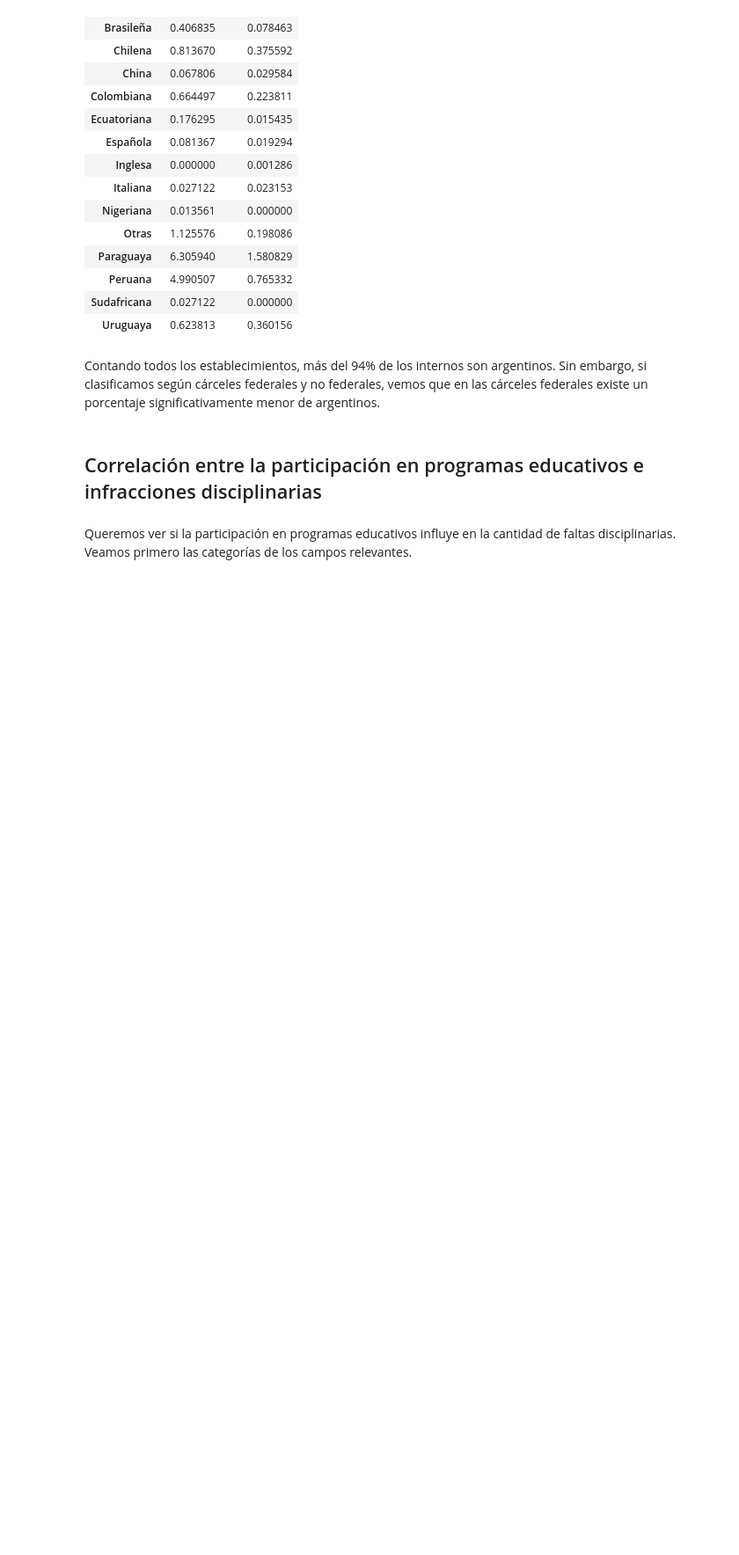
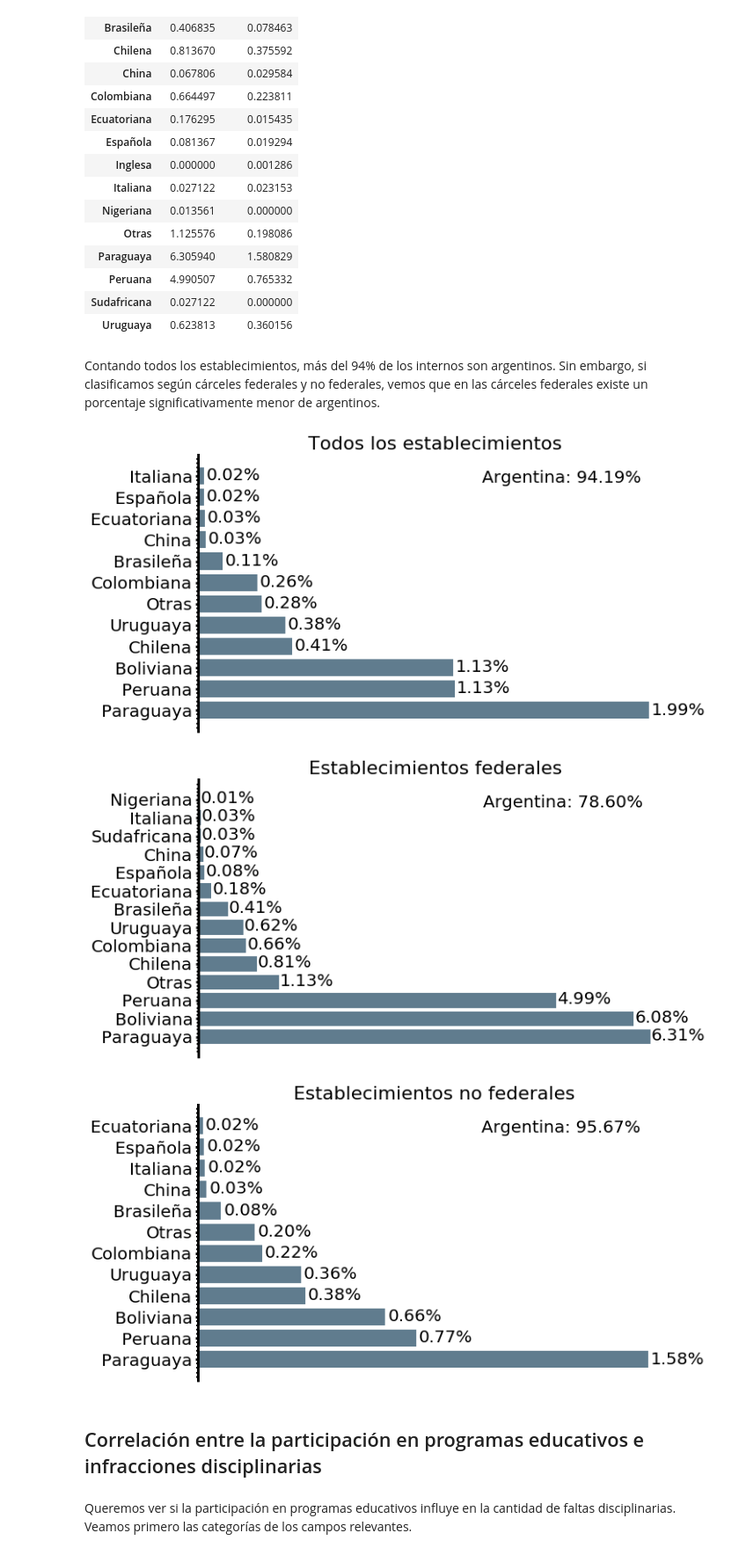
Before and after one commit to nahuelalmeira/poblacionPenal, a Jupyter notebook: VisualizacionYAnalisis/DiploDatos_PoblacionPenitenciariaArgentina_VyA.ipynb, the cells around one changed output. Shown at 88% size. Drawn from its saved outputs; the diff is of its cells as text; code cells hidden in the pictures; blank space fills up the shorter version.

```diff
--- a/VisualizacionYAnalisis/DiploDatos_PoblacionPenitenciariaArgentina_VyA.ipynb
+++ b/VisualizacionYAnalisis/DiploDatos_PoblacionPenitenciariaArgentina_VyA.ipynb
@@ -1030,6 +1053,66 @@ df
 | Uruguaya | 0.623813 | 0.360156 |
 # %% [markdown]
 Contando todos los establecimientos, más del 94% de los internos son argentinos. Sin embargo, si clasificamos según cárceles federales y no federales, vemos que en las cárceles federales existe un porcentaje significativamente menor de argentinos.
+# %%
+def plot_nacionalidades_bar(data, federales=False, no_federales=False):
+
+    data = data / data.sum()
+
+    ## Filtro Argentina para mejor visualizacion
+    arg = data.loc['Argentina']
+    data = data.drop('Argentina')
+
+    ## Filtro nacionalidades menos representadas
+    for nac, perc in data.items():
+        if perc < 0.0001:
+            data = data.drop(nac)
+
+    fig, ax = plt.subplots(figsize=(10, 6))
+
+    yticks = np.arange(data.shape[0])
+    ax.set_yticks(yticks)
+    ax.set_yticklabels(data.index.values)
+    plt.yticks(fontsize=20)
+    plt.xticks([])
+    ax.spines['right'].set_visible(False)
+    ax.spines['top'].set_visible(False)
+    ax.spines['bottom'].set_visible(False)
+    if federales:
+        ax.set_title('Establecimientos federales', fontsize=22)
+    elif no_federales:
+        ax.set_title('Establecimientos no federales', fontsize=22)
+    else:
+        ax.set_title('Todos los establecimientos', fontsize=22)
+
+
+
+    ax.barh(yticks, data, color='#607c8e')
+
+    ## Anoto el valor para Argentina
+    ax.text(0.6, 0.90, 'Argentina: {:.2f}%'.format(100*arg), transform=ax.transAxes, fontsize=20)
+
+    ## Anoto los porcentajes junto a las barras
+    for p in ax.patches:
+        width, height = p.get_width(), p.get_height()
+        x, y = p.get_xy()
+        ax.annotate('{:.2%}'.format(width), (x + width + 0.0001, y + 0.2), fontsize=20)
+
+    if federales:
+        plt.savefig('../Informe/graficos/nacionalidad_bar_federales.png')
+    elif no_federales:
+        plt.savefig('../Informe/graficos/nacionalidad_bar_no_federales.png')
+    else:
+        plt.savefig('../Informe/graficos/nacionalidad_bar.png')
+
+    plt.show()
+
+plot_nacionalidades_bar(nacionalidades)
+plot_nacionalidades_bar(nacionalidades_federales, federales=True)
+plot_nacionalidades_bar(nacionalidades_no_federales, no_federales=True)
+# %% [output]
+[figure, added]
+[figure, added]
+[figure, added]
 # %% [markdown]
 ## Correlación entre la participación en programas educativos e infracciones disciplinarias
 # %% [markdown]
```
Also changed, not shown: parts of 5 cells of this notebook, 9 other files.
